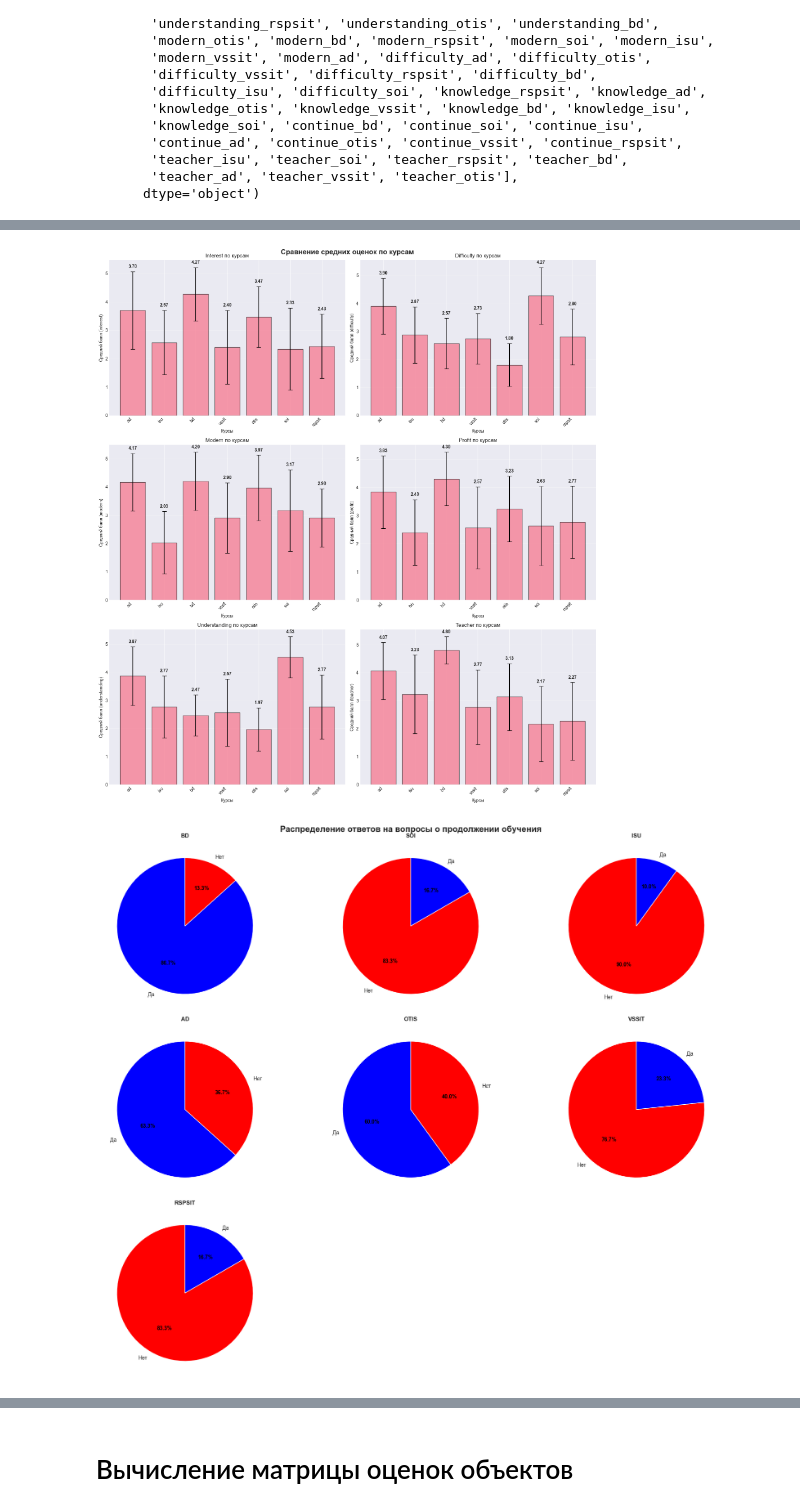
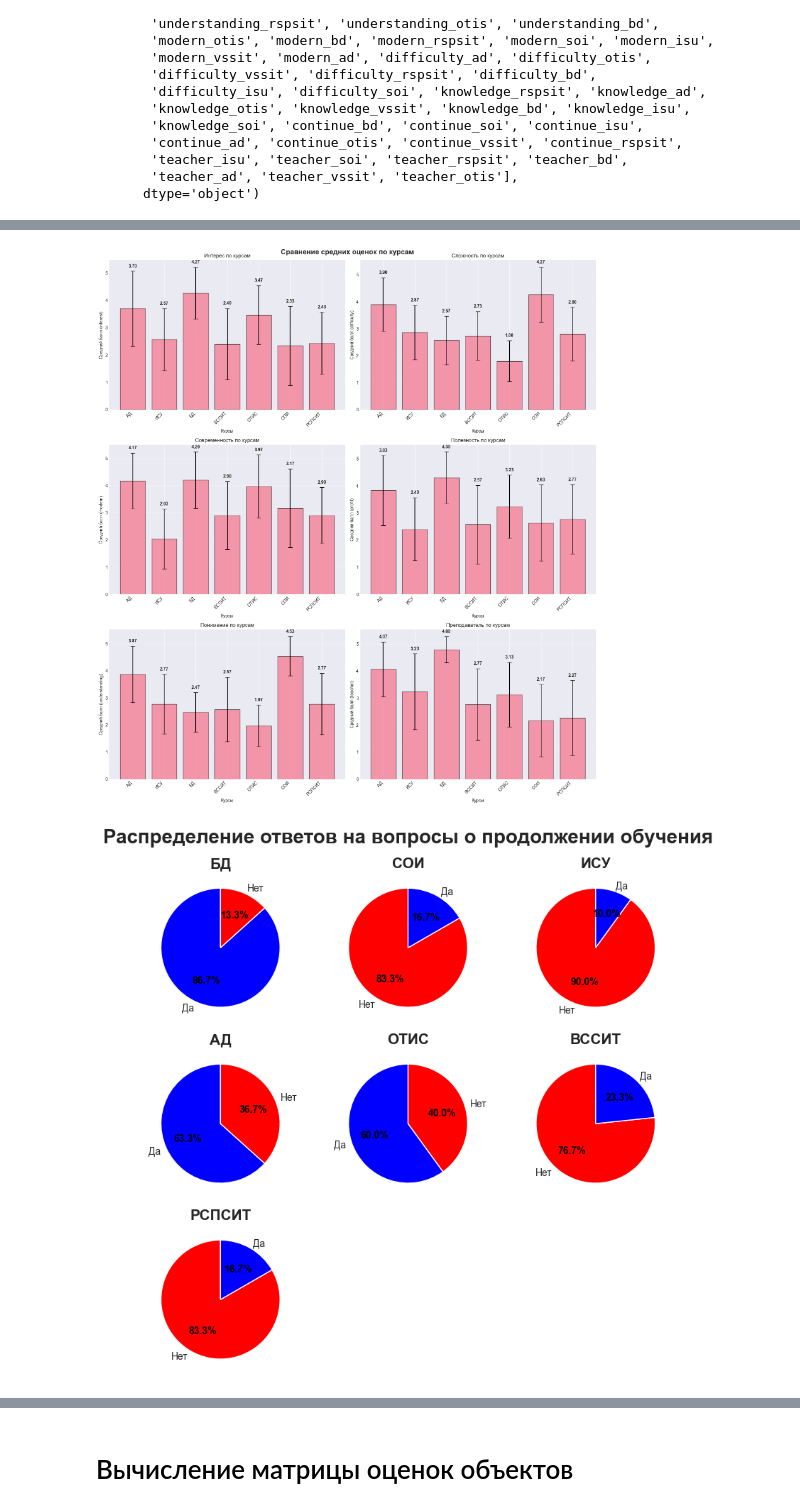
Before and after one commit to thatusualguy/practice3, a Jupyter notebook: main.ipynb, the cells around one changed output, grey strips where cells are left out. Cells and saved outputs as stored; diff of their text form; code cells hidden in the pictures.

```diff
--- a/main.ipynb
+++ b/main.ipynb
@@ -216,7 +221,9 @@ fig, axes = plt.subplots(3, 2, figsize=(16, 18))
 fig.suptitle('Сравнение средних оценок по курсам', fontsize=16, fontweight='bold')
 
 metrics_to_compare = ['interest', 'difficulty', 'modern', 'profit', 'understanding', 'teacher']
-course_codes = ['ad', 'isu', 'bd', 'vssit', 'otis', 'rsprit', 'soi', 'rspsit']
+metric_names = ['Интерес','Сложность','Современность','Полезность','Понимание','Преподаватель']
+course_codes = ['ad', 'isu', 'bd', 'vssit', 'otis', 'soi', 'rspsit']
+course_names = ['АД','ИСУ','БД','ВССИТ','ОТИС','СОИ','РСПСИТ']
 
 for idx, metric in enumerate(metrics_to_compare):
     ax = axes[idx//2, idx%2]
@@ -241,9 +248,9 @@ for idx, metric in enumerate(metrics_to_compare):
         # Настройки графика
         ax.set_xlabel('Курсы')
         ax.set_ylabel(f'Средний балл ({metric})')
-        ax.set_title(f'{metric.capitalize()} по курсам')
+        ax.set_title(f'{metric_names[idx]} по курсам')
         ax.set_xticks(x_pos)
-        ax.set_xticklabels([col.replace(f'{metric}_', '') for col in metric_cols],
+        ax.set_xticklabels(course_names,
                           rotation=45, ha='right')
         ax.grid(True, alpha=0.3, axis='y')
 
@@ -254,42 +261,41 @@ if len(metrics_to_compare) < 6:
 plt.tight_layout()
 plt.show()
 # %% [output]
-[figure, old version]
+[figure, new version]
 # %%
+names = ['БД','СОИ','ИСУ','АД','ОТИС','ВССИТ','РСПСИТ']
 
 # 4. Анализ распределения ответов на бинарные вопросы
-fig, axes = plt.subplots(3, 3, figsize=(18, 15))
-fig.suptitle('Распределение ответов на вопросы о продолжении обучения', fontsize=16, fontweight='bold')
+fig, axes = plt.subplots(3, 3, figsize=(8, 8))
+fig.suptitle('Распределение ответов на вопросы о продолжении обучения', fontsize=20, fontweight='bold')
 
 continue_cols = [col for col in df.columns if 'continue_' in col and df[col].dtype == 'object']
 
 for idx, col in enumerate(continue_cols[:9]):  # Берем первые 9 для сетки 3x3
     ax = axes[idx//3, idx%3]
 
     # Создаем pie chart
     counts = df[col].value_counts()
     color_map = {'Да': 'blue', 'Нет': 'red'}
     colors = [color_map[label] for label in counts.index]
     # Создаем pie chart
     wedges, texts, autotexts = ax.pie(counts.values, labels=counts.index,
                                       autopct='%1.1f%%', startangle=90,
                                       colors=colors)
-
-    ax.set_title(f'{col.replace("continue_", "").upper()}', fontsize=11, fontweight='bold')
-
+    ax.set_title(f'{names[idx]}', fontsize=15, fontweight='bold')
     # Делаем проценты жирными
     for autotext in autotexts:
         autotext.set_color('black')
         autotext.set_fontweight('bold')
 
 # Удаляем пустые subplots если нужно
 for idx in range(len(continue_cols), 9):
     axes[idx//3, idx%3].axis('off')
 
 plt.tight_layout()
 plt.show()
 # %% [output]
-[figure, old version]
+[figure, new version]
 # %%
 
 # 5. Радарные диаграммы для сравнения курсов по разным аспектам
```
Also changed, not shown: parts of 8 cells of this notebook.
